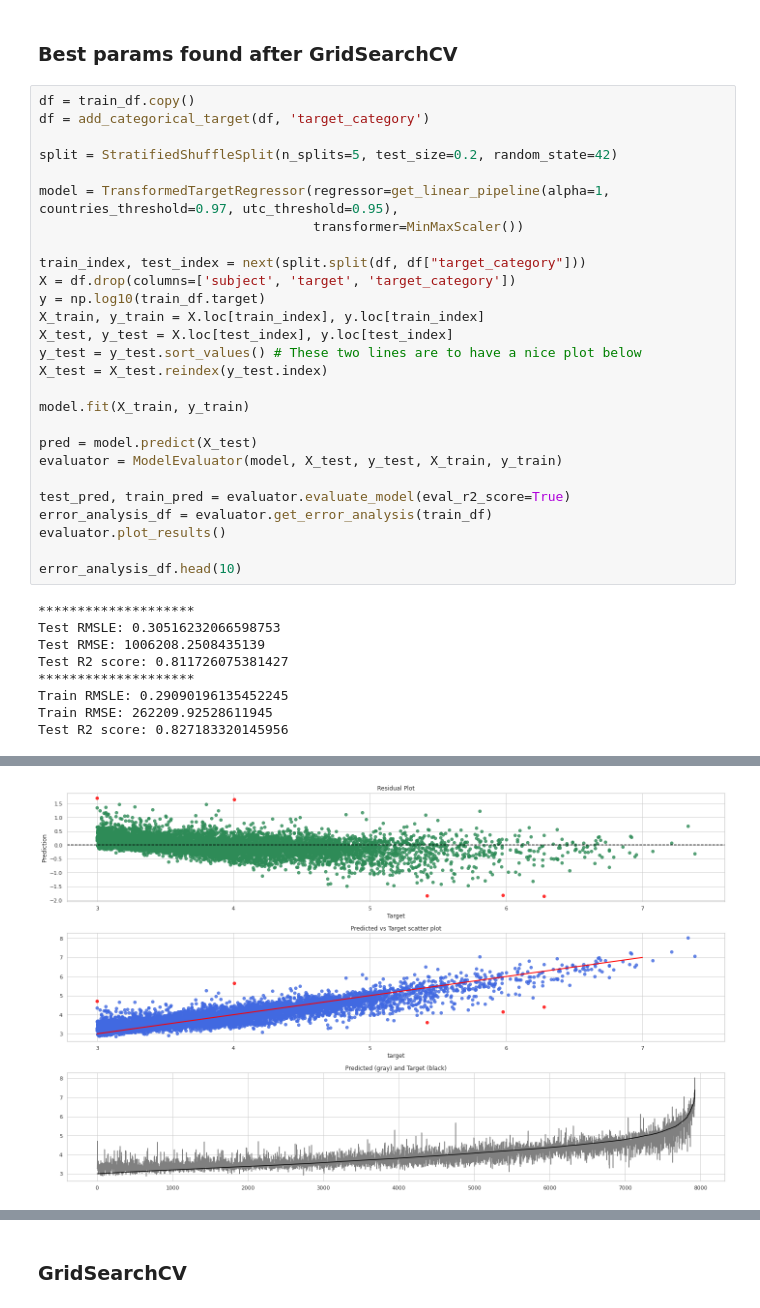
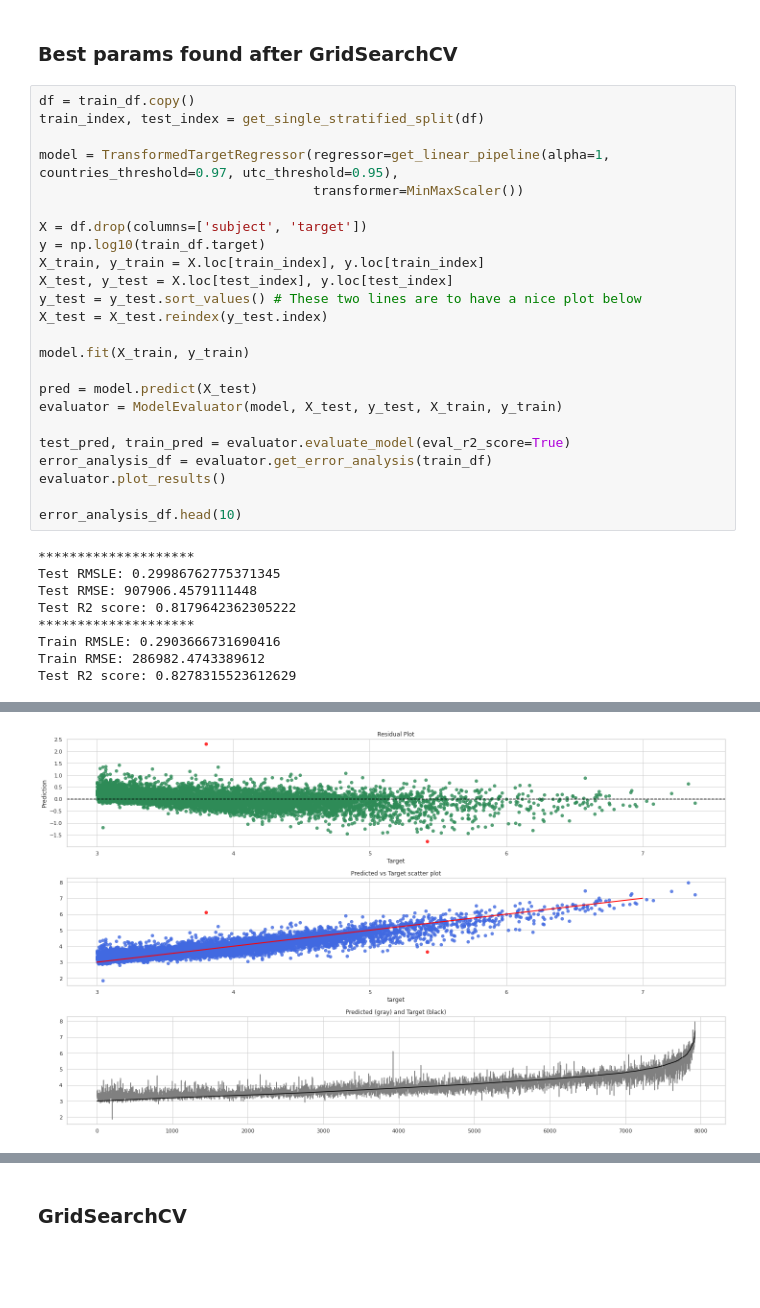
Before and after one commit to FernandoCondino/dbpedia_predictions, a Jupyter notebook: linear_model.ipynb, the cells around one changed output, grey strips where cells are left out. Saved outputs shown, nothing was run; the diff lists cells and outputs as text; blank space fills up the shorter version.

```diff
--- a/linear_model.ipynb
+++ b/linear_model.ipynb
@@ -109,15 +103,12 @@ There are 0 suspicious subjects! Check if found values are real and fix the reco
 ### Best params found after GridSearchCV
 # %%
 df = train_df.copy()
-df = add_categorical_target(df, 'target_category')
-
-split = StratifiedShuffleSplit(n_splits=5, test_size=0.2, random_state=42)
+train_index, test_index = get_single_stratified_split(df)
 
 model = TransformedTargetRegressor(regressor=get_linear_pipeline(alpha=1, countries_threshold=0.97, utc_threshold=0.95),
                                    transformer=MinMaxScaler())
 
-train_index, test_index = next(split.split(df, df["target_category"]))
-X = df.drop(columns=['subject', 'target', 'target_category'])
+X = df.drop(columns=['subject', 'target'])
 y = np.log10(train_df.target)
 X_train, y_train = X.loc[train_index], y.loc[train_index]
 X_test, y_test = X.loc[test_index], y.loc[test_index]
@@ -136,11 +127,11 @@ evaluator.plot_results()
 error_analysis_df.head(10)
 # %% [output]
 ********************
-Test RMSLE: 0.30516232066598753
-Test RMSE: 1006208.2508435139
-Test R2 score: 0.811726075381427
+Test RMSLE: 0.29986762775371345
+Test RMSE: 907906.4579111448
+Test R2 score: 0.8179642362305222
 ********************
-Train RMSLE: 0.29090196135452245
-Train RMSE: 262209.92528611945
-Test R2 score: 0.827183320145956
+Train RMSLE: 0.2903666731690416
+Train RMSE: 286982.4743389612
+Test R2 score: 0.8278315523612629
 |  | pretty_subject | log_diff | log_target | log_predicted | target | predicted | diff | subject |
@@ -157 +148 @@ Test R2 score: 0.827183320145956
-[figure, old version]
+[figure, new version]
```
Also changed, not shown: parts of 5 cells of this notebook, 2 other files.
